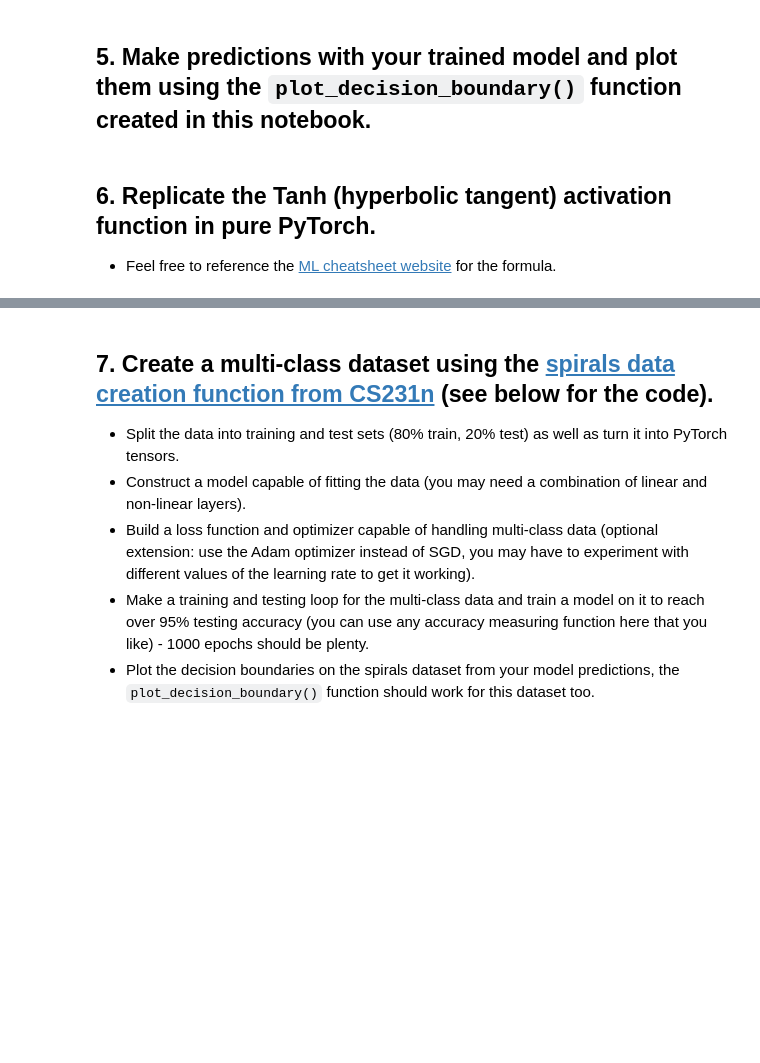
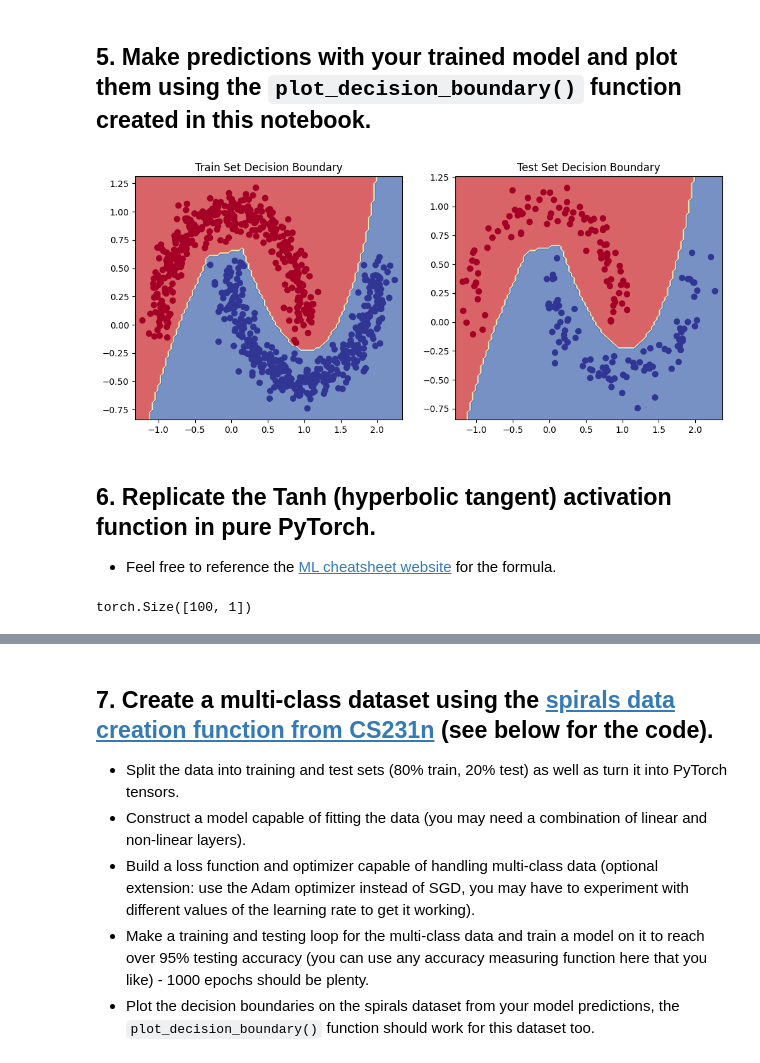
Before and after one commit to McLight-Note/AI-self-study, a Jupyter notebook: Project_13_PyTorch/02_pytorch_classification_exercises.ipynb, the cells around one changed output, grey strips where cells are left out. Drawn from its saved outputs; the diff is of its cells as text; code cells hidden in the pictures; blank space fills up the shorter version.

```diff
--- a/Project_13_PyTorch/02_pytorch_classification_exercises.ipynb
+++ b/Project_13_PyTorch/02_pytorch_classification_exercises.ipynb
@@ -290,7 +288,22 @@ def plot_decision_boundary(model, X, y):
+# %%
+# Plot decision boundaries for training and test sets
+plt.figure(figsize=(12, 5))
+plt.subplot(1, 2, 1)
+plt.title("Train Set Decision Boundary")
+plot_decision_boundary(model_4, X_train, y_train)
+plt.subplot(1, 2, 2)
+plt.title("Test Set Decision Boundary")
+plot_decision_boundary(model_4, X_test, y_test)
+# %% [output]
+[figure, added]
 # %% [markdown]
 ## 6. Replicate the Tanh (hyperbolic tangent) activation function in pure PyTorch.
   * Feel free to reference the [ML cheatsheet website](https://ml-cheatsheet.readthedocs.io/en/latest/activation_functions.html#tanh) for the formula.
 # %%
 # Create a straight line tensor
+line_tensor = torch.linspace(-3, 3, steps=100).unsqueeze(1)
+print(line_tensor.shape)
+# %% [output]
+torch.Size([100, 1])
 # %%
 # Test torch.tanh() on the tensor and plot it
```
Also changed, not shown: parts of 15 cells of this notebook, 2 other files.
